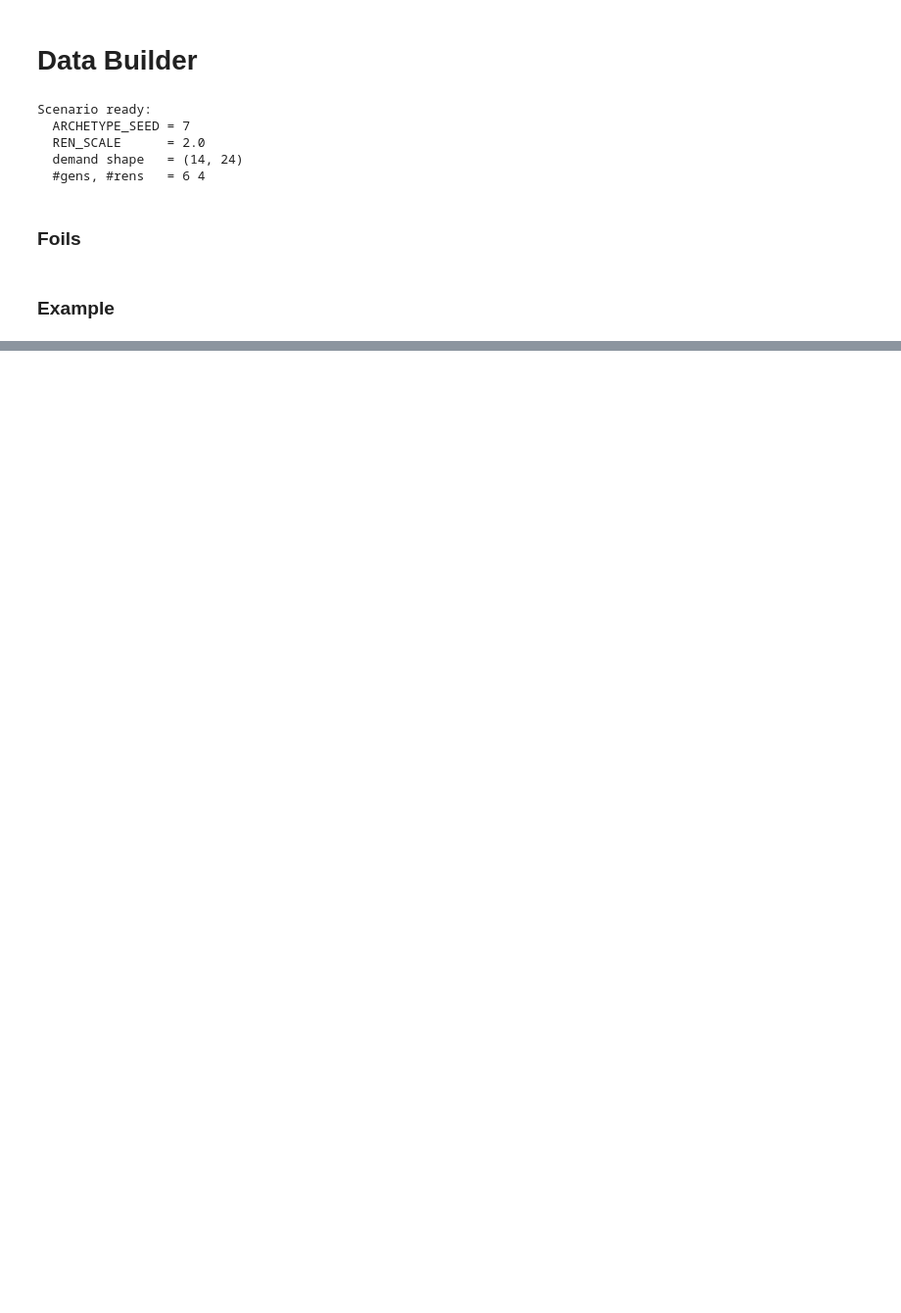
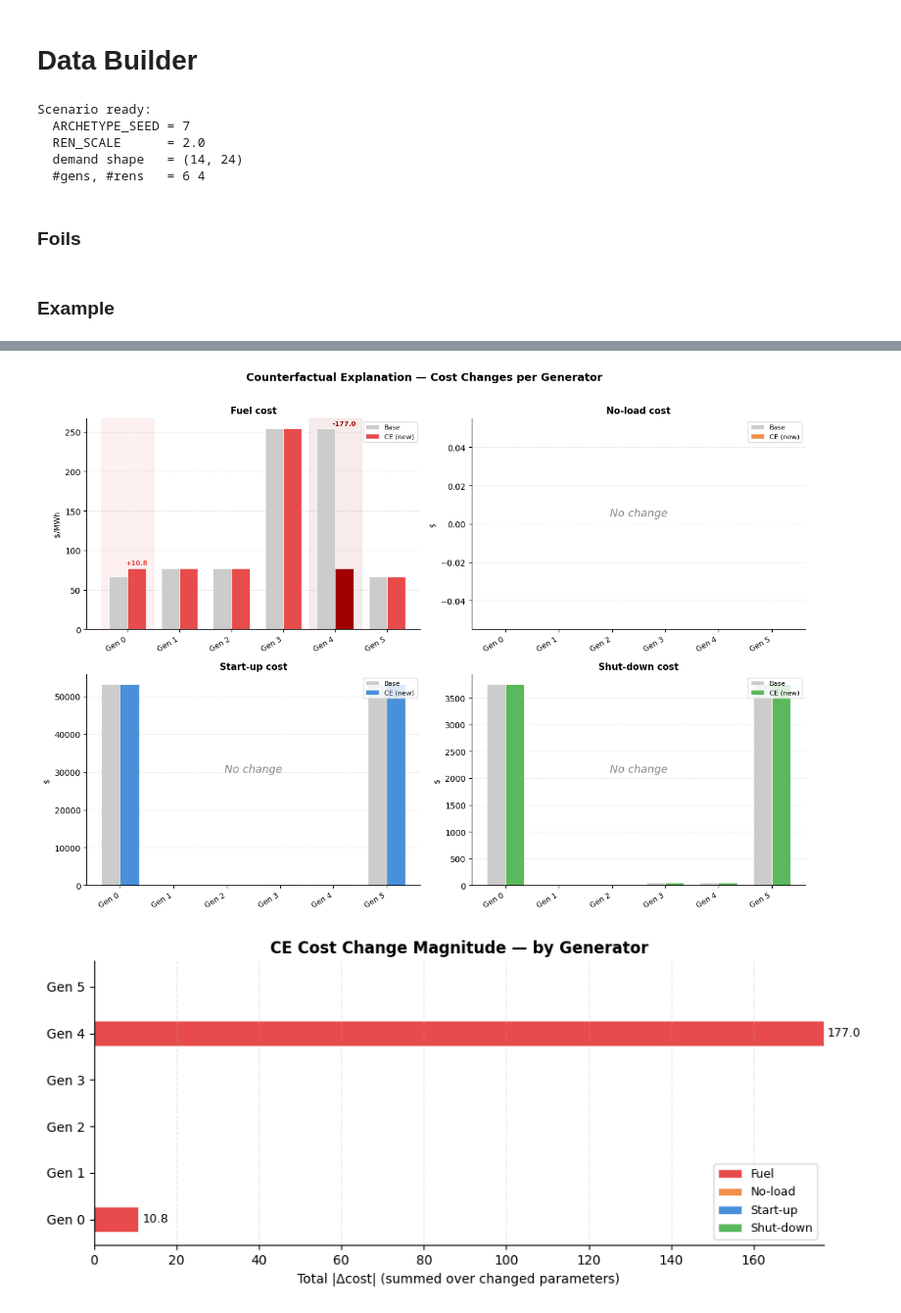
Before and after one commit to TomasStevenson/Counterfactual-Explanations-for-optimization-problems, a Jupyter notebook: Mixed/UC-Experiments/01_ncxplain_cost_mutable.ipynb, the cells around one changed output, grey strips where cells are left out. Shown at 98% size. Drawn from its saved outputs; the diff is of its cells as text; code cells hidden in the pictures; blank space fills up the shorter version.

```diff
--- a/Mixed/UC-Experiments/01_ncxplain_cost_mutable.ipynb
+++ b/Mixed/UC-Experiments/01_ncxplain_cost_mutable.ipynb
@@ -708,0 +560,17 @@ def plot_all_dashboard(data, sol, tag="Solution"):
+# %%
+from plot_cost_changes import (
+    plot_cost_changes,
+    plot_cost_change_summary,
+    plot_cost_change_heatmap,
+)
+
+# Optional: give your generators readable names
+gen_labels = [f"Gen {g}" for g in range(len(data.gens))]
+# or e.g. gen_labels = ["Coal A", "Gas B", "Hydro C", ...]
+
+plot_cost_changes(out, data, gen_labels=gen_labels)
+plot_cost_change_summary(out, data, gen_labels=gen_labels)
+plot_cost_change_heatmap(out, data, gen_labels=gen_labels)
+# %% [output]
+[figure, added]
+[figure, added]
```
Also changed, not shown: parts of 11 cells of this notebook, 5 other files.
